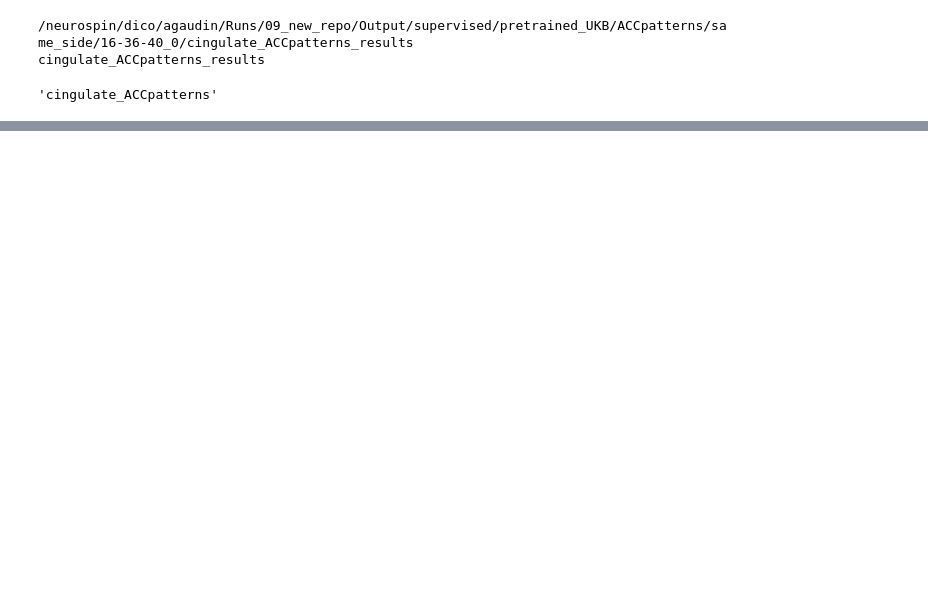
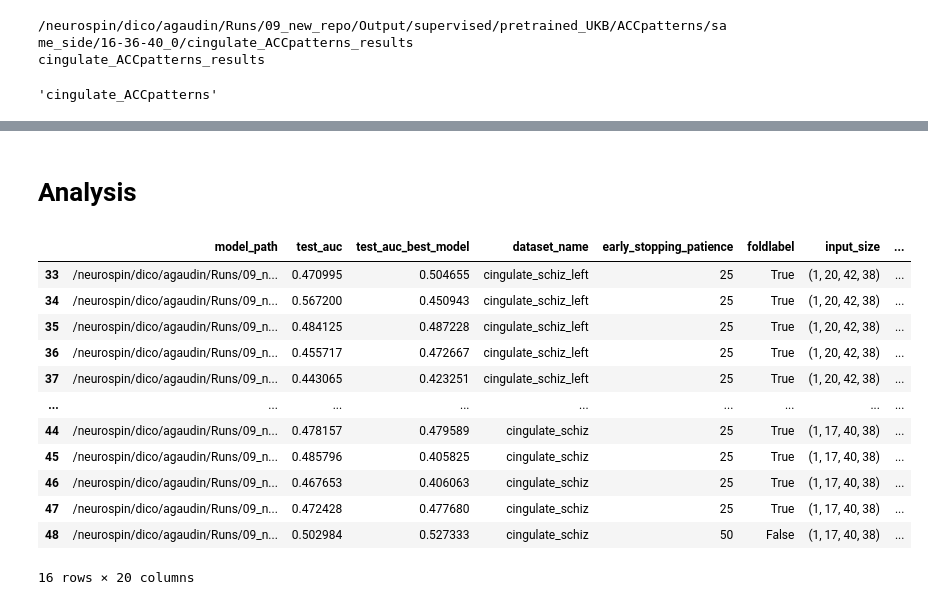
Before and after one commit to neurospin-projects/2023_agaudin_jchavas_folding_supervised, a Jupyter notebook: contrastive/notebooks/supervised_analysis.ipynb, the cells around one changed output, grey strips where cells are left out. Saved outputs shown, nothing was run; the diff lists cells and outputs as text; code cells hidden in the pictures; blank space fills up the shorter version.

Commit message:
Supervised analysis (1/?)

```diff
--- a/contrastive/notebooks/supervised_analysis.ipynb
+++ b/contrastive/notebooks/supervised_analysis.ipynb
@@ -5,9 +5,11 @@ import re
 import json
 import yaml
 import pandas as pd
+pd.set_option('max_rows', 15)
+import seaborn as sns
 import numpy as np
 
-from contrastive.utils.models_database import get_subdirs, get_path2logs, get_loss
+from contrastive.utils.models_database import get_subdirs, get_path2logs, get_loss, post_process_bdd_models
 # %%
 paths = glob.glob("/neurospin/dico/agaudin/Runs/09_new_repo/Output/supervised/pretrained_UKB/ACCpatterns/same_side/16-36-40_0" + "/*_results")
 path = paths[0]
@@ -189,0 +194,19 @@ bdd
+# %% [markdown]
+# Analysis
+# %%
+schiz_bdd = bdd[bdd.dataset_name.str.contains("schiz")]
+schiz_bdd
+# %% [output]
+|  | model_path | test_auc | test_auc_best_model | dataset_name | early_stopping_patience | foldlabel | input_size | ... |
+| 33 | /neurospin/dico/agaudin/Runs/09_n... | 0.470995 | 0.504655 | cingulate_schiz_left | 25 | True | (1, 20, 42, 38) | ... |
+| 34 | /neurospin/dico/agaudin/Runs/09_n... | 0.567200 | 0.450943 | cingulate_schiz_left | 25 | True | (1, 20, 42, 38) | ... |
+| 35 | /neurospin/dico/agaudin/Runs/09_n... | 0.484125 | 0.487228 | cingulate_schiz_left | 25 | True | (1, 20, 42, 38) | ... |
+| 36 | /neurospin/dico/agaudin/Runs/09_n... | 0.455717 | 0.472667 | cingulate_schiz_left | 25 | True | (1, 20, 42, 38) | ... |
+| 37 | /neurospin/dico/agaudin/Runs/09_n... | 0.443065 | 0.423251 | cingulate_schiz_left | 25 | True | (1, 20, 42, 38) | ... |
+| ... | ... | ... | ... | ... | ... | ... | ... | ... |
+| 44 | /neurospin/dico/agaudin/Runs/09_n... | 0.478157 | 0.479589 | cingulate_schiz | 25 | True | (1, 17, 40, 38) | ... |
+| 45 | /neurospin/dico/agaudin/Runs/09_n... | 0.485796 | 0.405825 | cingulate_schiz | 25 | True | (1, 17, 40, 38) | ... |
+| 46 | /neurospin/dico/agaudin/Runs/09_n... | 0.467653 | 0.406063 | cingulate_schiz | 25 | True | (1, 17, 40, 38) | ... |
+| 47 | /neurospin/dico/agaudin/Runs/09_n... | 0.472428 | 0.477680 | cingulate_schiz | 25 | True | (1, 17, 40, 38) | ... |
+| 48 | /neurospin/dico/agaudin/Runs/09_n... | 0.502984 | 0.527333 | cingulate_schiz | 50 | False | (1, 17, 40, 38) | ... |
+16 rows × 20 columns
```
Also changed, not shown: parts of 5 cells of this notebook, 1 other file.
